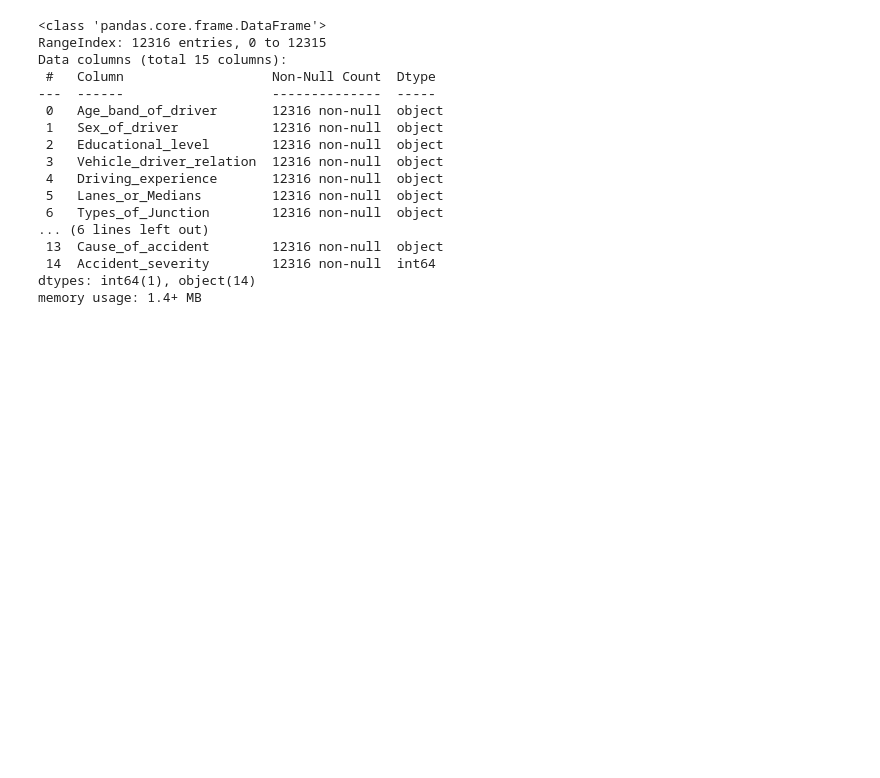
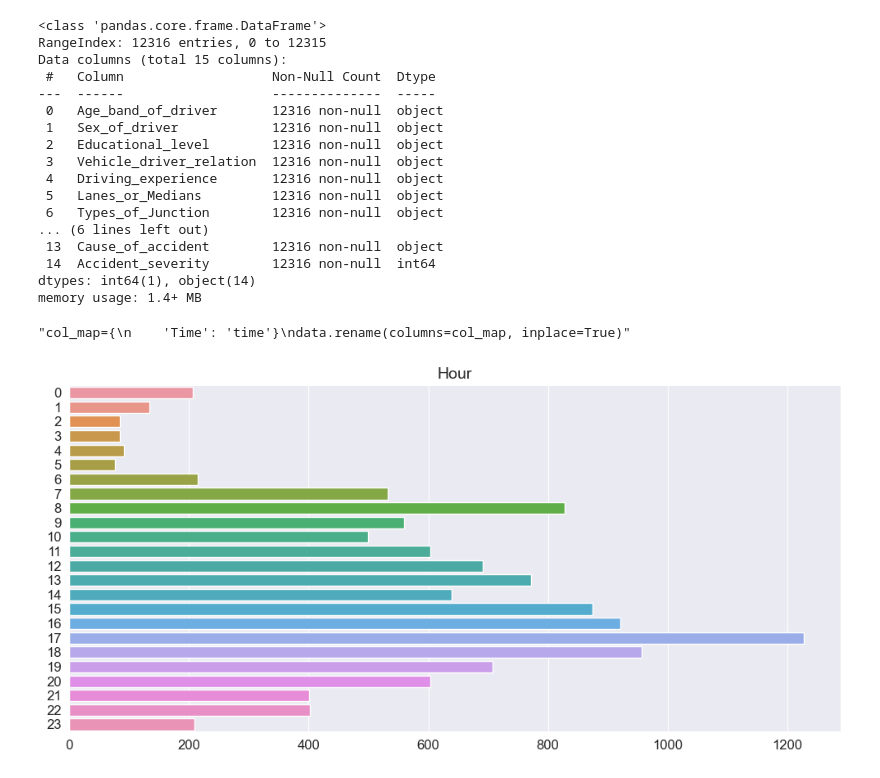
Before and after one commit to Yash-K1/Road-Accident-Severity-Classification, a Jupyter notebook: new_cleaned.ipynb, the cells around one changed output. Saved outputs shown, nothing was run; the diff lists cells and outputs as text; code cells hidden in the pictures; blank space fills up the shorter version.

```diff
--- a/new_cleaned.ipynb
+++ b/new_cleaned.ipynb
@@ -5,5 +41,5 @@ import seaborn as sns
 # %%
-data=pd.read_csv('dataset/cleaned.csv')
+data=pd.read_csv('dataset/RTA Dataset.csv')
 # %%
 print(data.head(10))
 # %% [output]
@@ -119,3 +177,31 @@ Data columns (total 15 columns):
  14  Accident_severity        12316 non-null  int64
 dtypes: int64(1), object(14)
 memory usage: 1.4+ MB
+# %%
+'''col_map={
+    'Time': 'time'}
+data.rename(columns=col_map, inplace=True)'''
+# %% [output]
+"col_map={\n    'Time': 'time'}\ndata.rename(columns=col_map, inplace=True)"
+# %%
+# converting 'time' to datetime
+data['Time'] = pd.to_datetime(data['Time'])
+
+# date (day-month-year) time
+data["Time"].dt.hour
+
+# extracting hour and minute from timestamp
+data['hour'] = data['Time'].dt.hour
+data['minute'] = data['Time'].dt.minute
+data.drop('Time', axis=1, inplace=True)
+# %%
+plt.figure(figsize=(10,5))
+sns.countplot(data=data, y='hour')
+plt.xticks(fontsize=12)
+plt.yticks(fontsize=12)
+plt.title('Hour', fontsize=14)
+plt.xlabel('')
+plt.ylabel('')
+plt.tight_layout()
+# %% [output]
+[figure, added]
```
Also changed, not shown: parts of 5 cells of this notebook.
